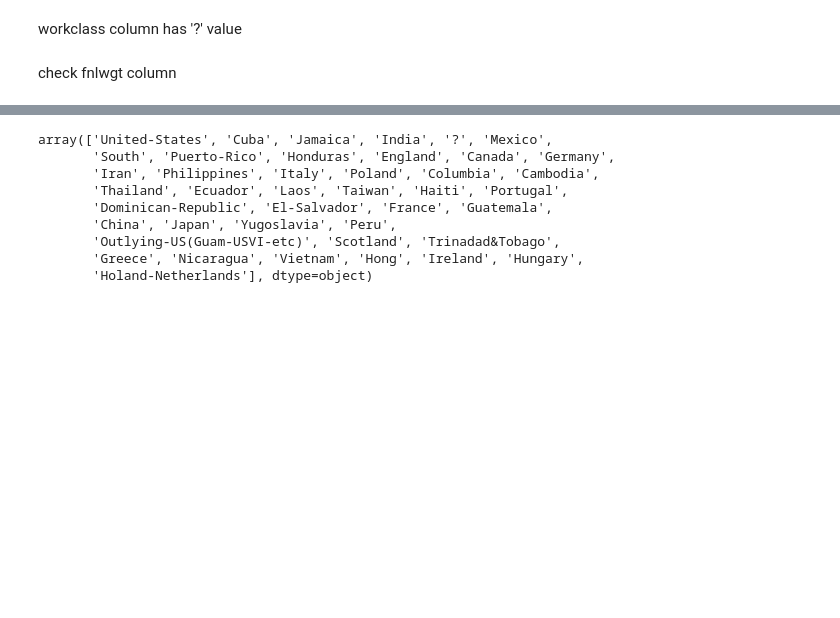
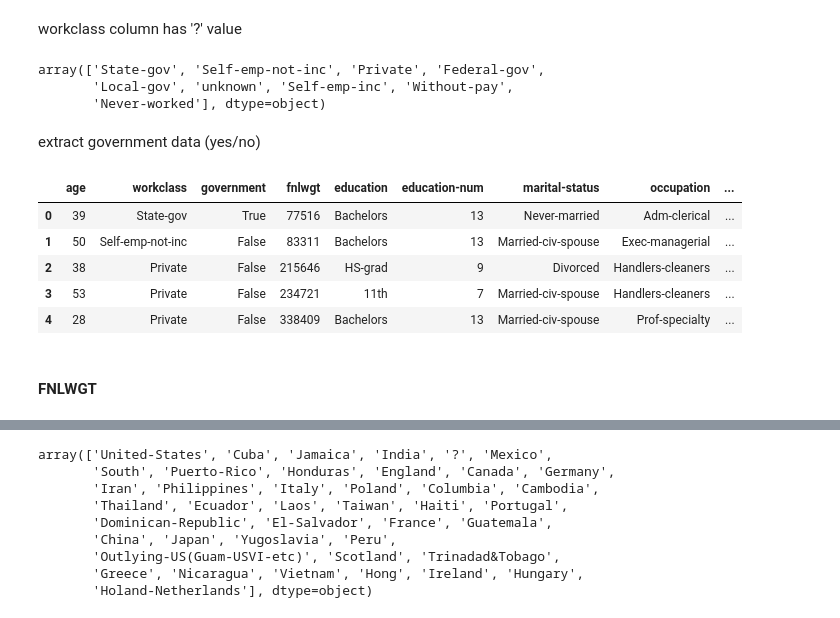
Before and after one commit to KrimssmirK/CCDATS1L_PROJECT_COM-ML201, a Jupyter notebook: Data_Science_1_Project.ipynb, the cells around one changed output, grey strips where cells are left out. Saved outputs shown, nothing was run; the diff lists cells and outputs as text; code cells hidden in the pictures; blank space fills up the shorter version.

```diff
--- a/Data_Science_1_Project.ipynb
+++ b/Data_Science_1_Project.ipynb
@@ -180,5 +187,29 @@ dataset = dataset.drop(indices)
-# %% [markdown]
-check fnlwgt column
+# %%
+dataset["workclass"].unique()
+# %% [output]
+array(['State-gov', 'Self-emp-not-inc', 'Private', 'Federal-gov',
+       'Local-gov', 'unknown', 'Self-emp-inc', 'Without-pay',
+       'Never-worked'], dtype=object)
+# %% [markdown]
+extract government data (yes/no)
+# %%
+government = []
+for _workclass in workclass:
+  if _workclass in ("State-gov", "Federal-gov", "Local-gov"):
+    government.append(True)
+  else:
+    government.append(False)
+dataset.insert(2, "government", government, allow_duplicates=True)
+dataset.head(5)
+# %% [output]
+|  | age | workclass | government | fnlwgt | education | education-num | marital-status | occupation | ... |
+| 0 | 39 | State-gov | True | 77516 | Bachelors | 13 | Never-married | Adm-clerical | ... |
+| 1 | 50 | Self-emp-not-inc | False | 83311 | Bachelors | 13 | Married-civ-spouse | Exec-managerial | ... |
+| 2 | 38 | Private | False | 215646 | HS-grad | 9 | Divorced | Handlers-cleaners | ... |
+| 3 | 53 | Private | False | 234721 | 11th | 7 | Married-civ-spouse | Handlers-cleaners | ... |
+| 4 | 28 | Private | False | 338409 | Bachelors | 13 | Married-civ-spouse | Prof-specialty | ... |
+# %% [markdown]
+#### FNLWGT
 # %%
 print("fnlwgt distribution:")
 print(dataset["fnlwgt"].describe())
```
Also changed, not shown: parts of 63 cells of this notebook.
